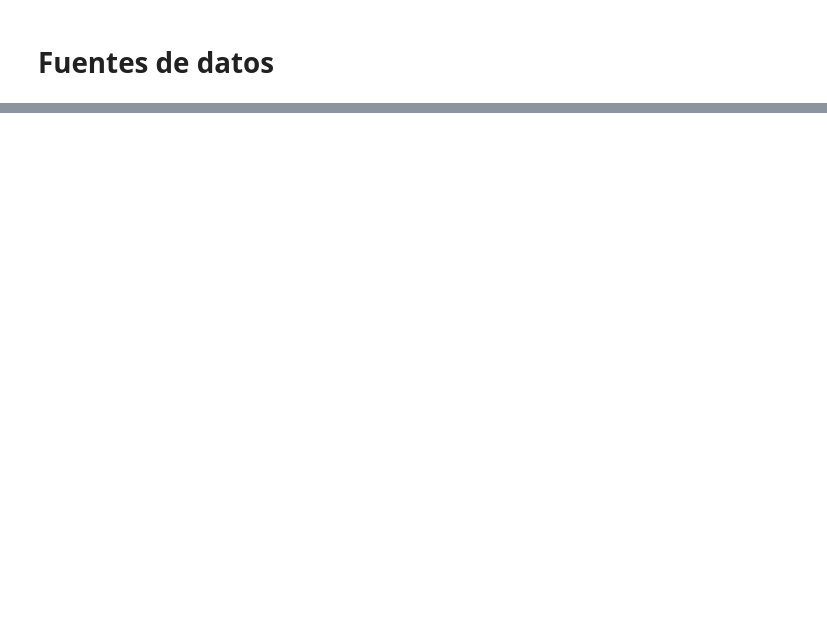
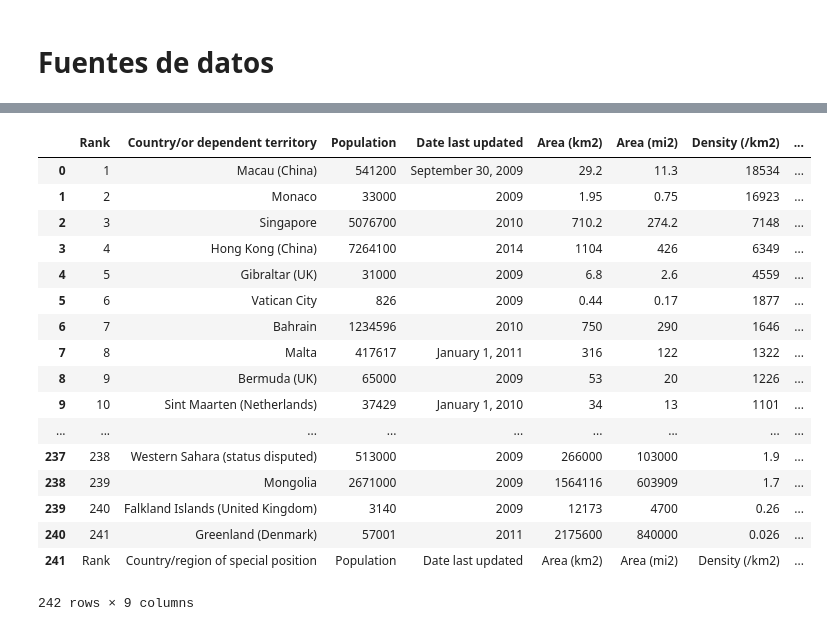
Before and after one commit to insanitus/fuzzy-happiness, a Jupyter notebook: Fuentes de datos.ipynb, the cells around one changed output, grey strips where cells are left out. Drawn from its saved outputs; the diff is of its cells as text; code cells hidden in the pictures; blank space fills up the shorter version.

```diff
--- a/Fuentes de datos.ipynb
+++ b/Fuentes de datos.ipynb
@@ -40,0 +167,11 @@ db_connection.close()
+# %%
+import pandas as pd  # Cargar modulo
+
+
+# Asignar el resultado del metodo read_html a densidad_paises
+# Parametro header=0 para establecer el header de la tabla
+# Consultar: http://pandas.pydata.org/pandas-docs/stable/gotchas.html#html-gotchas
+densidad_paises = pd.read_html('https://simple.wikipedia.org/wiki/List_of_countries_by_population_density', header=0)
+
+# Observar los primeros 10 registros
+densidad_paises[0][:10]
@@ -40,0 +195,4 @@ db_connection.close()
+# %%
+# Como lo convertimos en un dataframe?
+
+densidad_paises_dataframe = pd.DataFrame(densidad_paises[0])
@@ -40,0 +220,5 @@ db_connection.close()
+# %%
+densidad_paises_clean = densidad_paises_dataframe.copy()
+# %%
+# http://pandas.pydata.org/pandas-docs/stable/dsintro.html#column-selection-addition-deletion
+densidad_paises_clean.pop('Unnamed: 1')
@@ -40,0 +243,22 @@ db_connection.close()
+# %%
+# Verificar
+densidad_paises_clean
+# %% [output]
+|  | Rank | Country/or dependent territory | Population | Date last updated | Area (km2) | Area (mi2) | Density (/km2) | ... |
+| 0 | 1 | Macau (China) | 541200 | September 30, 2009 | 29.2 | 11.3 | 18534 | ... |
+| 1 | 2 | Monaco | 33000 | 2009 | 1.95 | 0.75 | 16923 | ... |
+| 2 | 3 | Singapore | 5076700 | 2010 | 710.2 | 274.2 | 7148 | ... |
+| 3 | 4 | Hong Kong (China) | 7264100 | 2014 | 1104 | 426 | 6349 | ... |
+| 4 | 5 | Gibraltar (UK) | 31000 | 2009 | 6.8 | 2.6 | 4559 | ... |
+| 5 | 6 | Vatican City | 826 | 2009 | 0.44 | 0.17 | 1877 | ... |
+| 6 | 7 | Bahrain | 1234596 | 2010 | 750 | 290 | 1646 | ... |
+| 7 | 8 | Malta | 417617 | January 1, 2011 | 316 | 122 | 1322 | ... |
+| 8 | 9 | Bermuda (UK) | 65000 | 2009 | 53 | 20 | 1226 | ... |
+| 9 | 10 | Sint Maarten (Netherlands) | 37429 | January 1, 2010 | 34 | 13 | 1101 | ... |
+| ... | ... | ... | ... | ... | ... | ... | ... | ... |
+| 237 | 238 | Western Sahara (status disputed) | 513000 | 2009 | 266000 | 103000 | 1.9 | ... |
+| 238 | 239 | Mongolia | 2671000 | 2009 | 1564116 | 603909 | 1.7 | ... |
+| 239 | 240 | Falkland Islands (United Kingdom) | 3140 | 2009 | 12173 | 4700 | 0.26 | ... |
+| 240 | 241 | Greenland (Denmark) | 57001 | 2011 | 2175600 | 840000 | 0.026 | ... |
+| 241 | Rank | Country/region of special position | Population | Date last updated | Area (km2) | Area (mi2) | Density (/km2) | ... |
+242 rows × 9 columns
```
Also changed, not shown: parts of 41 cells of this notebook, 8 other files.
